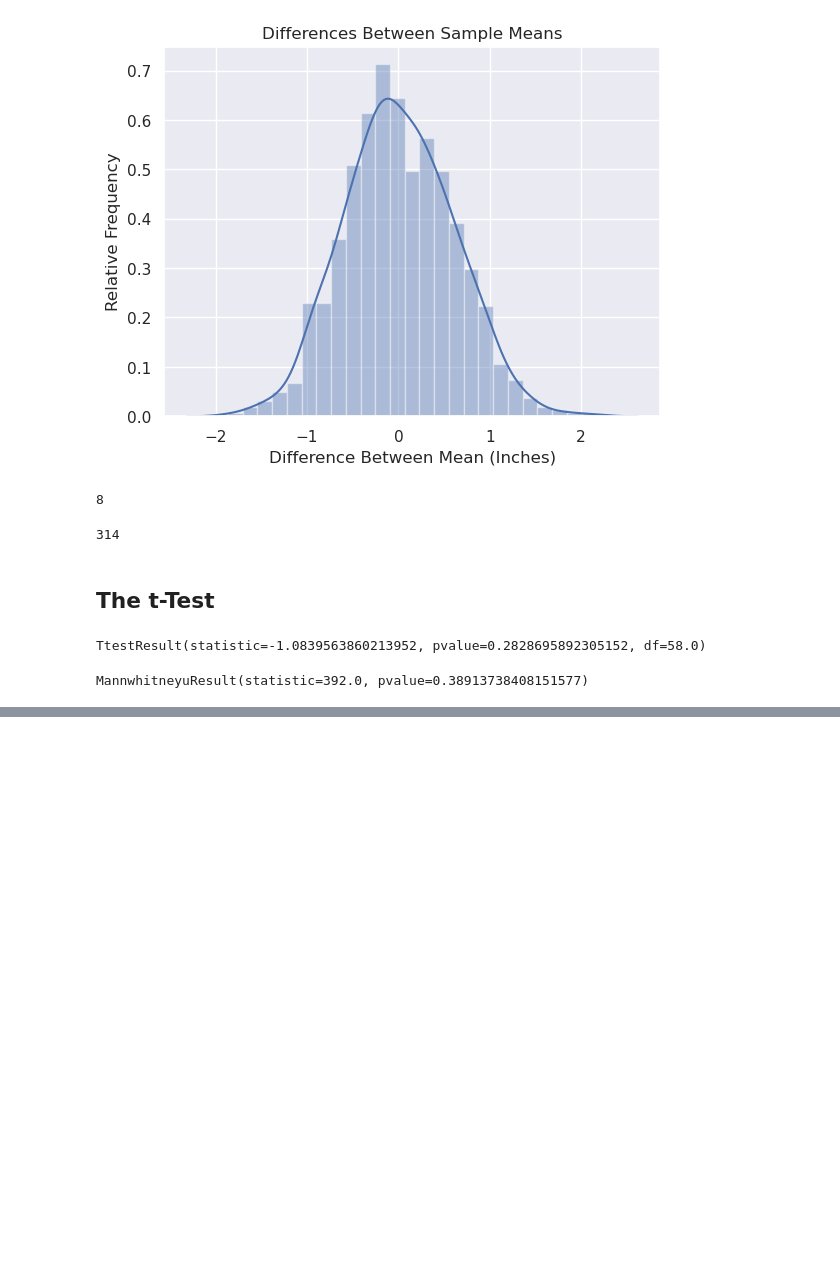
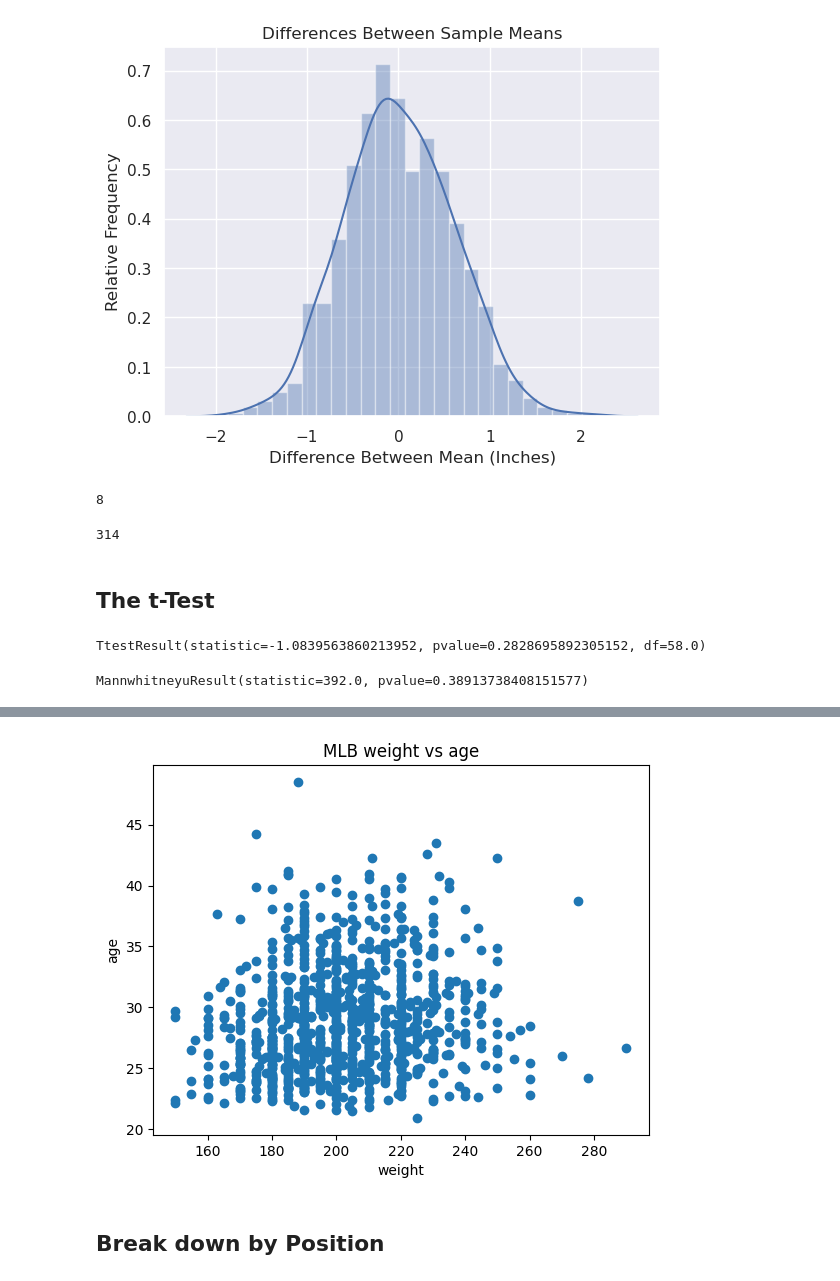
Before and after one commit to brieng314/DiveIntoDS, a Jupyter notebook: dive_into_DS_GroupComparison.ipynb, the cells around one changed output, grey strips where cells are left out. Cells and saved outputs as stored; diff of their text form; code cells hidden in the pictures; blank space fills up the shorter version.

```diff
--- a/dive_into_DS_GroupComparison.ipynb
+++ b/dive_into_DS_GroupComparison.ipynb
@@ -113,0 +144,10 @@ MannwhitneyuResult(statistic=392.0, pvalue=0.38913738408151577)
+# %%
+plt.scatter(mlb['weight'],mlb['age'])
+plt.xlabel('weight')
+plt.ylabel('age')
+plt.title('MLB weight vs age')
+plt.show()
+# %% [output]
+[figure, added]
+# %% [markdown]
+## Break down by Position
```
Also changed, not shown: parts of 9 cells of this notebook.
